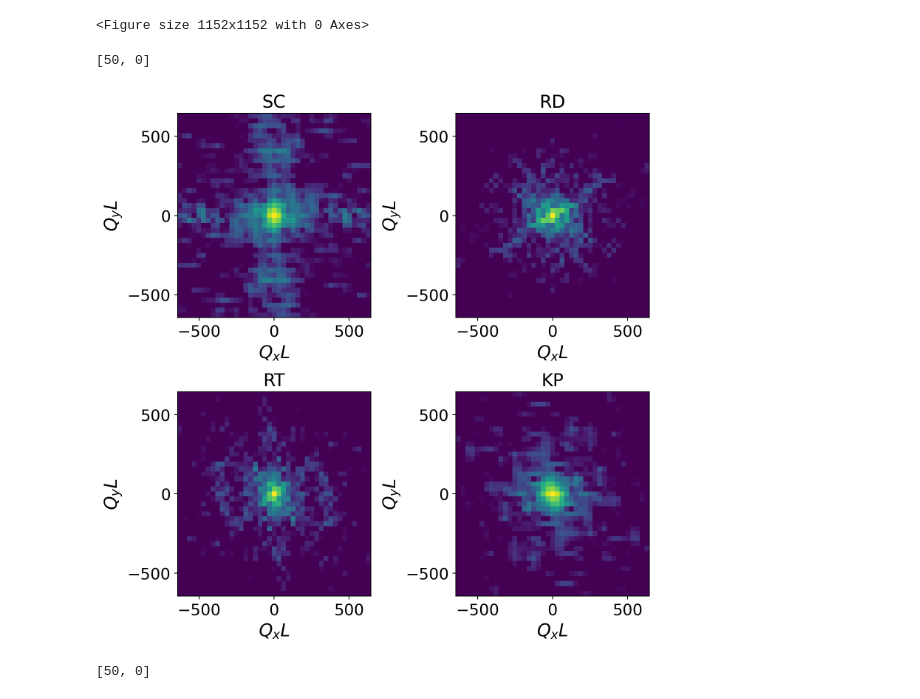
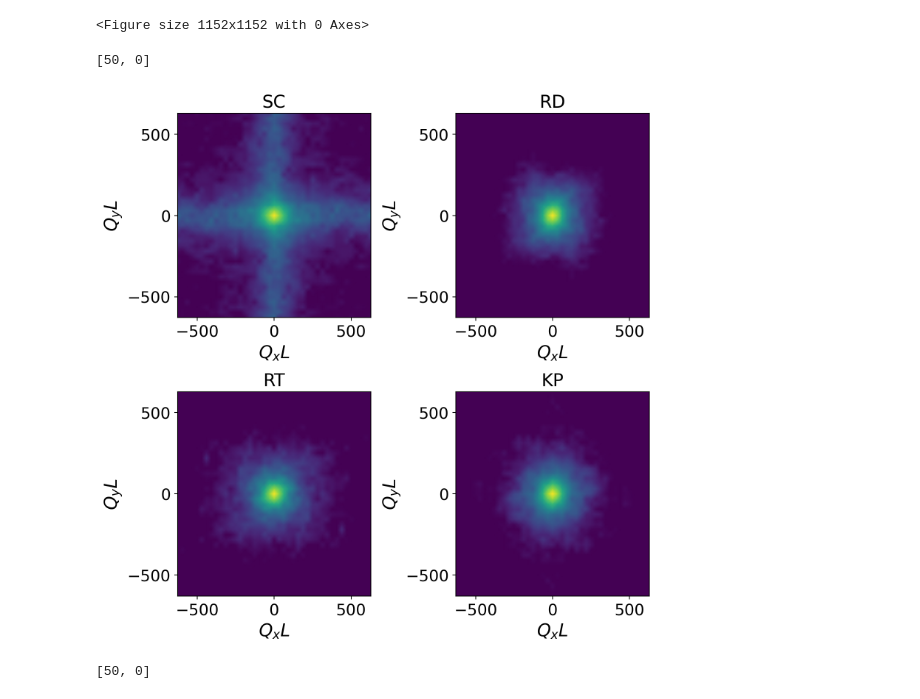
Before and after one commit to ch-tung/Catalan_MC, a Jupyter notebook: plot_SQ_2D.ipynb, the cells around one changed output. Saved outputs shown, nothing was run; the diff lists cells and outputs as text; code cells hidden in the pictures.

```diff
--- a/plot_SQ_2D.ipynb
+++ b/plot_SQ_2D.ipynb
@@ -44,37 +44,37 @@ for j, params in enumerate(parameters_list):
     epsilon = params[1]
     print(params)
 
-    filename = "./mat/sq_2D_test_{}_{}.mat".format(float(kappa),float(epsilon))
+    filename = "./mat/sq_2D_m2_64_local_{}_{}.mat".format(float(kappa),float(epsilon))
     data = loadmat(filename)
     S_q_2D_list = data["S_q_2D_list_param"][0]
     qq = data["qq"][0]
     qq_2D = np.concatenate((-np.flip(qq), np.array([0.0]), qq))
     qqx, qqy = np.meshgrid(qq_2D,qq_2D)
 
 
     for j, grid in enumerate(['SC','RD','RT']):
         ax = fig.add_subplot(2,2,j+1)
-        ax.pcolormesh(qqx*N_backbone,qqy*N_backbone,np.log(S_q_2D_list[j,:,:,1]), vmax=0,vmin=-9, shading='auto')
+        ax.pcolormesh(qqx*N_backbone,qqy*N_backbone,np.log(S_q_2D_list[j,:,:,1]), vmax=0,vmin=-9, shading='gouraud')
         ax.set_title(grid,fontsize=18)
         ax.set_xlabel(r'$Q_xL$',fontsize=18)
         ax.set_ylabel(r'$Q_yL$',fontsize=18)
         ax.set_xticks([-500,0,500])
         ax.set_yticks([-500,0,500])
         ax.tick_params(axis='both', which='major', labelsize=16)
 
     ax = fig.add_subplot(2,2,4)
     ax.set_title('KP',fontsize=18)
-    ax.pcolormesh(qqx*N_backbone,qqy*N_backbone,np.log(S_q_2D_list[3,:,:,1]), vmax=0,vmin=-9, shading='auto')
+    ax.pcolormesh(qqx*N_backbone,qqy*N_backbone,np.log(S_q_2D_list[3,:,:,1]), vmax=0,vmin=-9, shading='gouraud')
     ax.set_xlabel(r'$Q_xL$',fontsize=18)
     ax.set_ylabel(r'$Q_yL$',fontsize=18)
     ax.set_xticks([-500,0,500])
     ax.set_yticks([-500,0,500])
     ax.tick_params(axis='both', which='major', labelsize=16)
 
     plt.tight_layout()
 # %% [output]
 [50, 0]
-[figure, old version]
+[figure, new version]
 # %%
 for i, params in enumerate(parameters_list):
     fig = plt.figure(figsize=(6,6),dpi=192)
```
Also changed, not shown: 4 other files.
